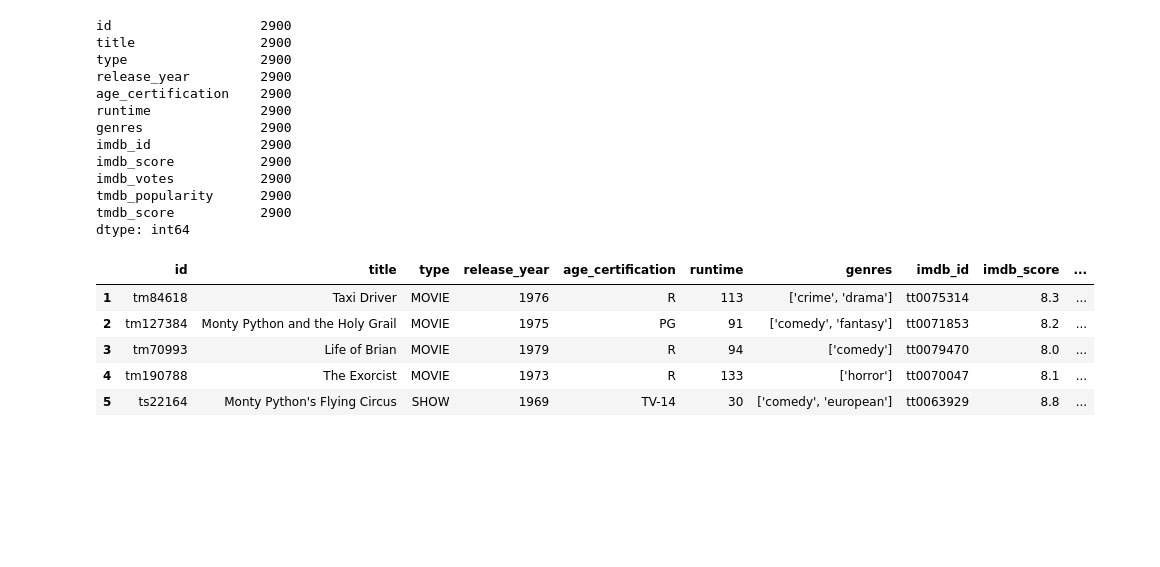
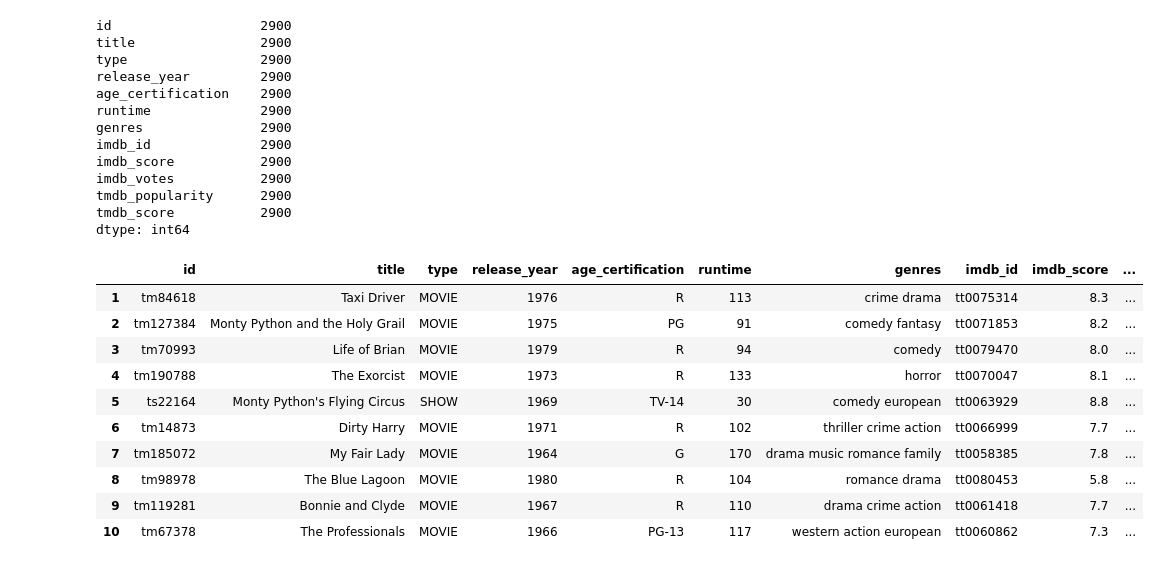
Before and after one commit to JGuerrero126/The_Cinema_Room, a Jupyter notebook: movie_data.ipynb, the cells around one changed output. Saved outputs shown, nothing was run; the diff lists cells and outputs as text; code cells hidden in the pictures; blank space fills up the shorter version.

Commit message:
removed unnecessary characters from genres column and added a bar chart for genres count

```diff
--- a/movie_data.ipynb
+++ b/movie_data.ipynb
@@ -52,6 +52,16 @@ titles_data_df.head(20)
 | 17 | tm14491 | The Queen | MOVIE | In 1967, New York City is host to... | 1968 | NaN | 68 | ['documentation'] | ... |
 | 18 | tm89386 | Hitler: A Career | MOVIE | A keen chronicle of the unlikely ... | 1977 | PG | 150 | ['documentation', 'history', 'eur... | ... |
 | 19 | tm156453 | FTA | MOVIE | A documentary about a political t... | 1972 | R | 97 | ['comedy', 'documentation', 'music'] | ... |
+# %%
+#remove special characters in the genres column
+
+spec_chars = ["!",'"',"#","%","&","'","(",")",
+              "*","+",",","-",".","/",":",";","<",
+              "=",">","?","@","[","\\","]","^","_",
+              "`","{","|","}","~","–"]
+
+for char in spec_chars:
+    titles_data_df['genres'] = titles_data_df['genres'].str.replace(char, ' ')
 # %% [markdown]
 # Titles Data Cleaning
 # %%
@@ -121,11 +131,16 @@ dtype: int64
 # %%
 #show new_titles_data_df
 
-new_titles_data_df.head()
+new_titles_data_df.head(10)
 # %% [output]
 |  | id | title | type | release_year | age_certification | runtime | genres | imdb_id | imdb_score | ... |
-| 1 | tm84618 | Taxi Driver | MOVIE | 1976 | R | 113 | ['crime', 'drama'] | tt0075314 | 8.3 | ... |
-| 2 | tm127384 | Monty Python and the Holy Grail | MOVIE | 1975 | PG | 91 | ['comedy', 'fantasy'] | tt0071853 | 8.2 | ... |
-| 3 | tm70993 | Life of Brian | MOVIE | 1979 | R | 94 | ['comedy'] | tt0079470 | 8.0 | ... |
-| 4 | tm190788 | The Exorcist | MOVIE | 1973 | R | 133 | ['horror'] | tt0070047 | 8.1 | ... |
-| 5 | ts22164 | Monty Python's Flying Circus | SHOW | 1969 | TV-14 | 30 | ['comedy', 'european'] | tt0063929 | 8.8 | ... |
+| 1 | tm84618 | Taxi Driver | MOVIE | 1976 | R | 113 | crime drama | tt0075314 | 8.3 | ... |
+| 2 | tm127384 | Monty Python and the Holy Grail | MOVIE | 1975 | PG | 91 | comedy fantasy | tt0071853 | 8.2 | ... |
+| 3 | tm70993 | Life of Brian | MOVIE | 1979 | R | 94 | comedy | tt0079470 | 8.0 | ... |
+| 4 | tm190788 | The Exorcist | MOVIE | 1973 | R | 133 | horror | tt0070047 | 8.1 | ... |
+| 5 | ts22164 | Monty Python's Flying Circus | SHOW | 1969 | TV-14 | 30 | comedy european | tt0063929 | 8.8 | ... |
+| 6 | tm14873 | Dirty Harry | MOVIE | 1971 | R | 102 | thriller crime action | tt0066999 | 7.7 | ... |
+| 7 | tm185072 | My Fair Lady | MOVIE | 1964 | G | 170 | drama music romance family | tt0058385 | 7.8 | ... |
+| 8 | tm98978 | The Blue Lagoon | MOVIE | 1980 | R | 104 | romance drama | tt0080453 | 5.8 | ... |
+| 9 | tm119281 | Bonnie and Clyde | MOVIE | 1967 | R | 110 | drama crime action | tt0061418 | 7.7 | ... |
+| 10 | tm67378 | The Professionals | MOVIE | 1966 | PG-13 | 117 | western action european | tt0060862 | 7.3 | ... |
```
Also changed, not shown: parts of 16 cells of this notebook.
